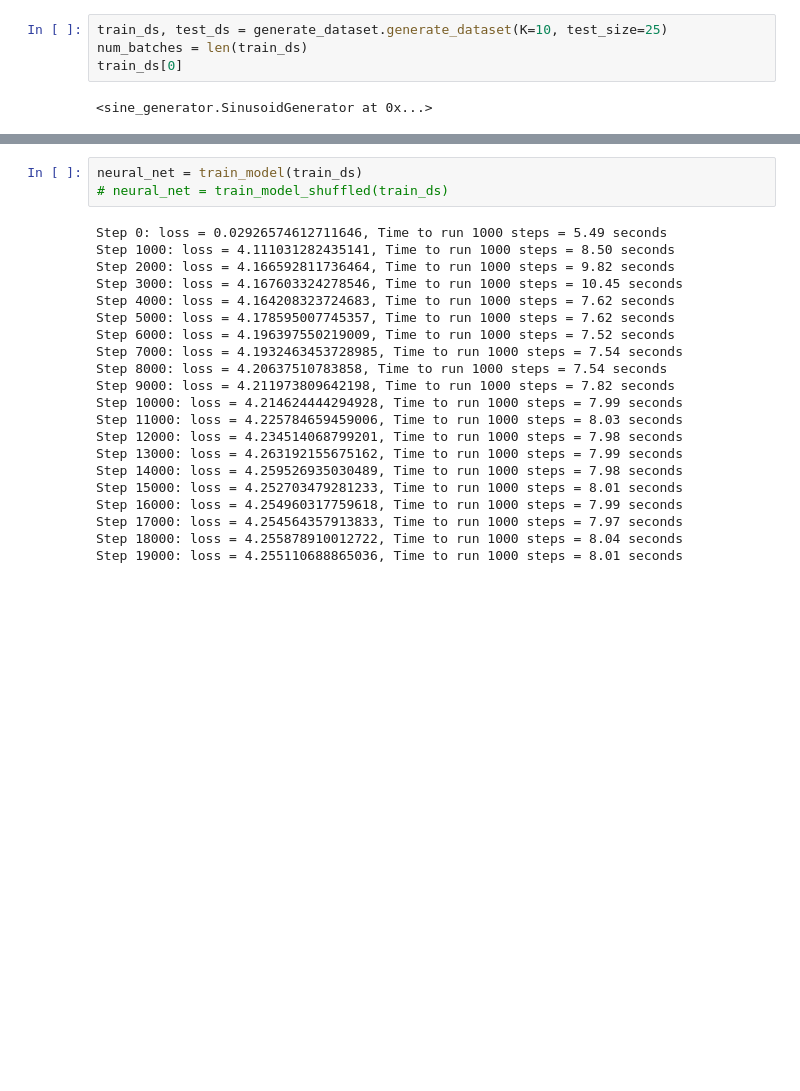
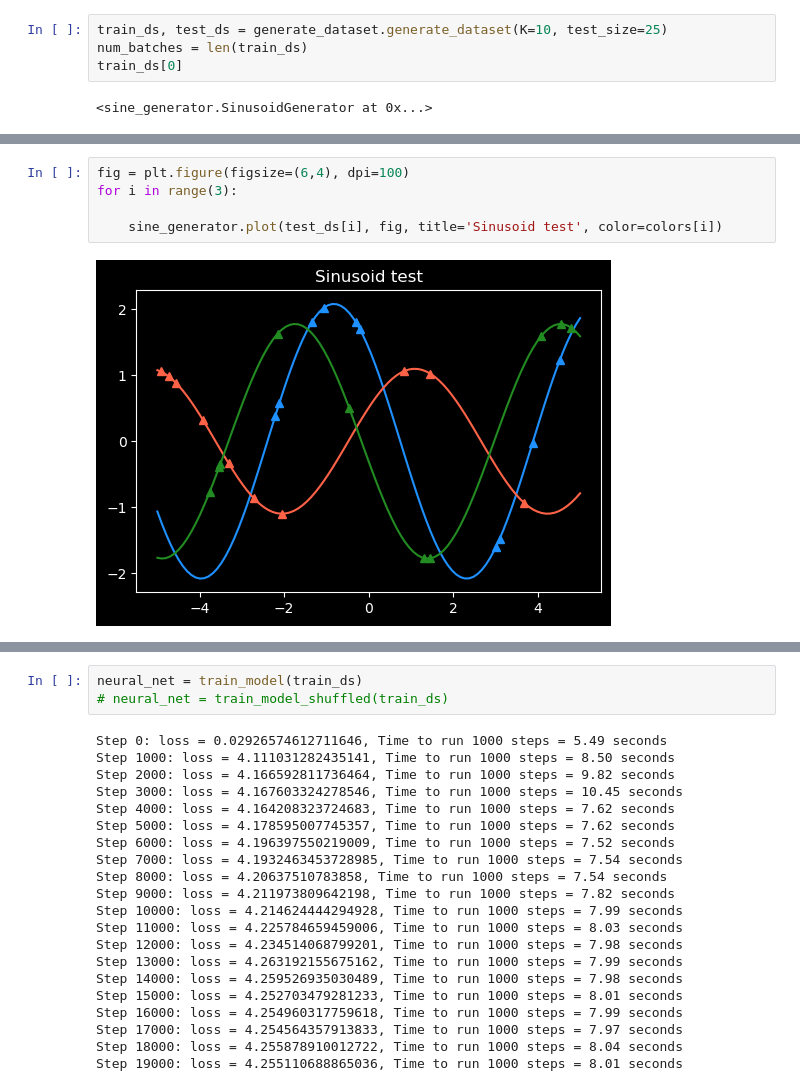
Before and after one commit to ZohrehAdabi/MAML, a Jupyter notebook: MAML.ipynb, the cells around one changed output, grey strips where cells are left out. Drawn from its saved outputs; the diff is of its cells as text; blank space fills up the shorter version.

```diff
--- a/MAML.ipynb
+++ b/MAML.ipynb
@@ -111,0 +122,7 @@ train_ds[0]
+# %%
+fig = plt.figure(figsize=(6,4), dpi=100)
+for i in range(3):
+
+    sine_generator.plot(test_ds[i], fig, title='Sinusoid test', color=colors[i])
+# %% [output]
+[figure, added]
```
Also changed, not shown: parts of 22 cells of this notebook, 2 other files.
